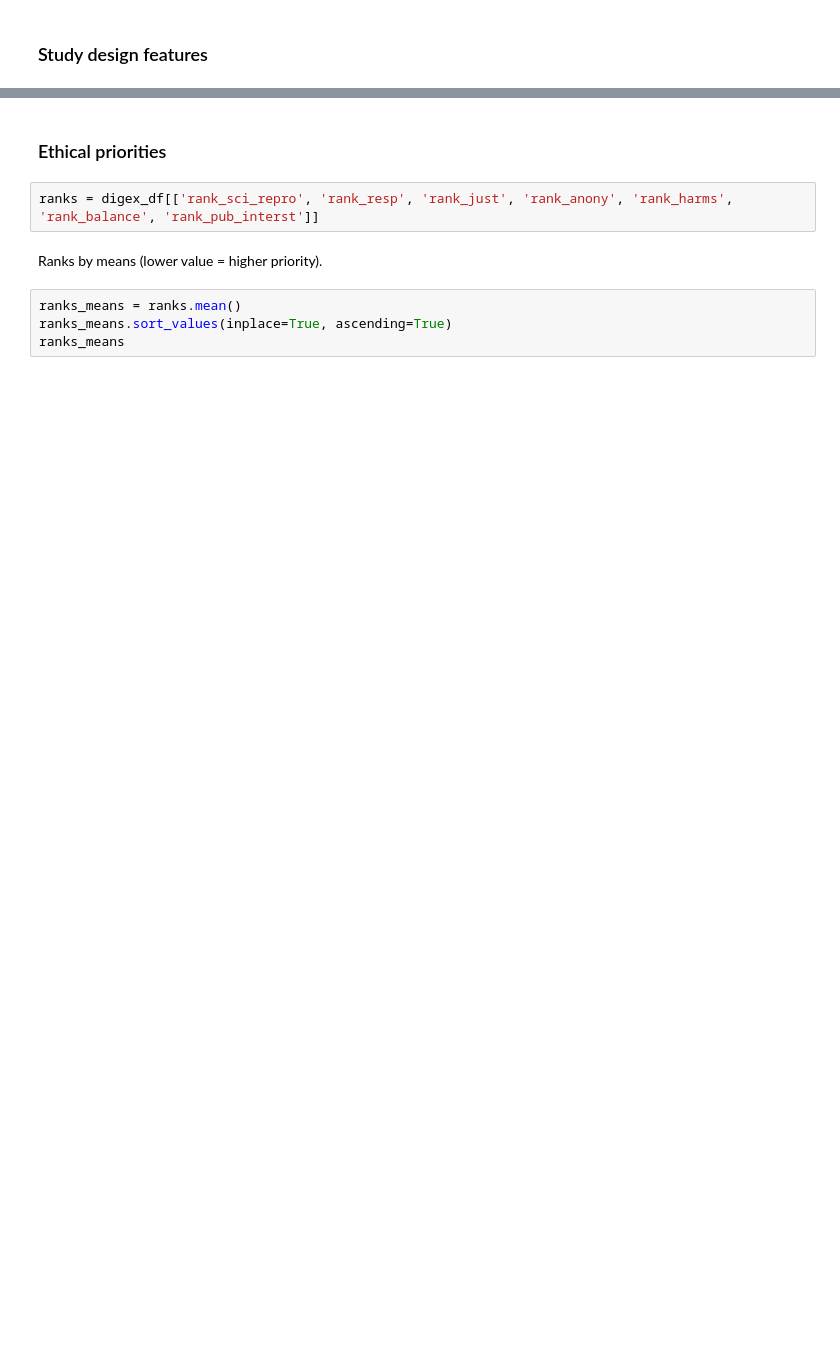
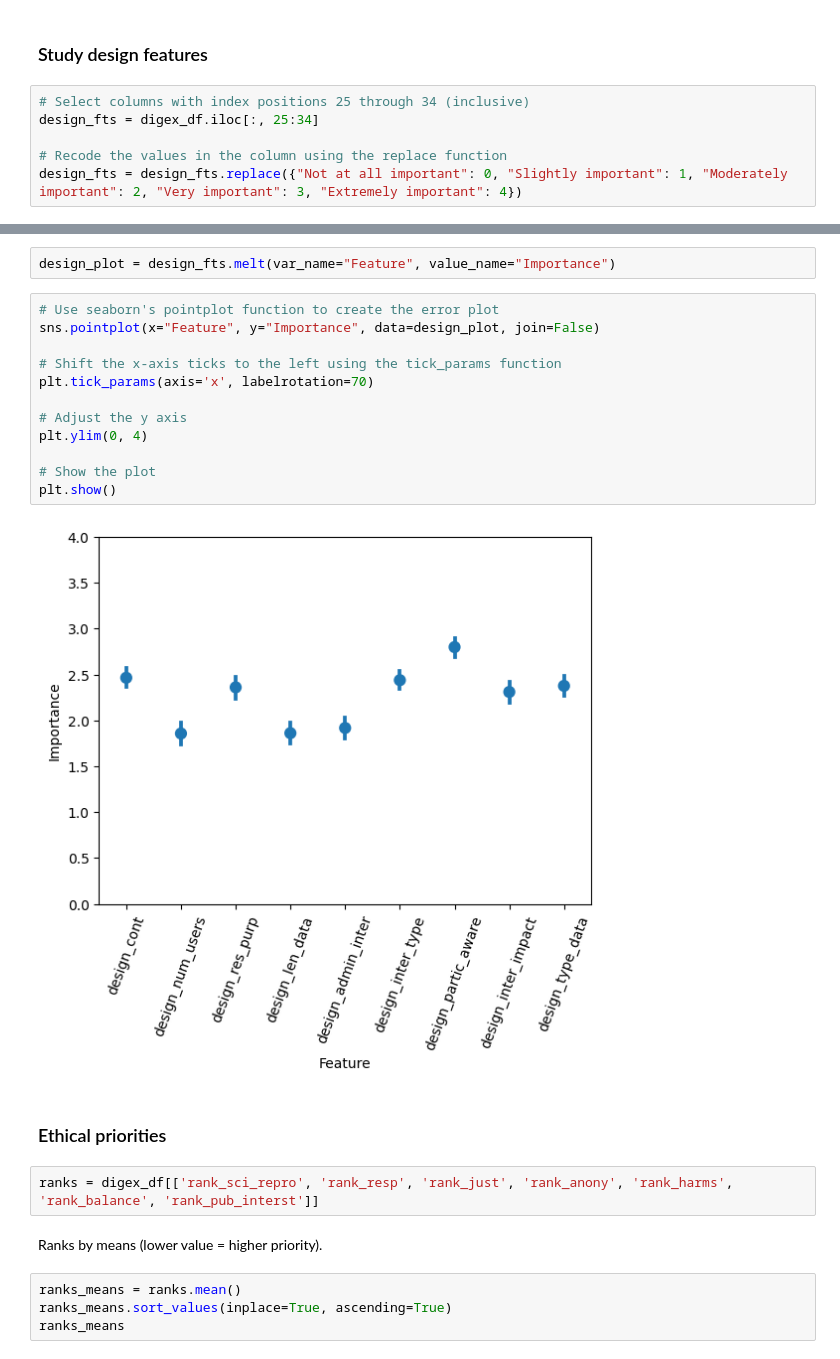
Before and after one commit to vincejstraub/article-digex-survey, a Jupyter notebook: code/notebooks/03-digex-exploratory-analysis.ipynb, the cells around one changed output, grey strips where cells are left out. Cells and saved outputs as stored; diff of their text form; blank space fills up the shorter version.

```diff
--- a/code/notebooks/03-digex-exploratory-analysis.ipynb
+++ b/code/notebooks/03-digex-exploratory-analysis.ipynb
@@ -283,2 +256,8 @@ plt.show()
 # %% [markdown]
 ### Study design features
+# %%
+# Select columns with index positions 25 through 34 (inclusive)
+design_fts = digex_df.iloc[:, 25:34]
+
+# Recode the values in the column using the replace function
+design_fts = design_fts.replace({"Not at all important": 0, "Slightly important": 1, "Moderately important": 2, "Very important": 3, "Extremely important": 4})
@@ -285,3 +278,19 @@ plt.show()
+# %%
+design_plot = design_fts.melt(var_name="Feature", value_name="Importance")
+# %%
+# Use seaborn's pointplot function to create the error plot
+sns.pointplot(x="Feature", y="Importance", data=design_plot, join=False)
+
+# Shift the x-axis ticks to the left using the tick_params function
+plt.tick_params(axis='x', labelrotation=70)
+
+# Adjust the y axis
+plt.ylim(0, 4)
+
+# Show the plot
+plt.show()
+# %% [output]
+[figure, added]
 # %% [markdown]
 ### Ethical priorities
 # %%
```
Also changed, not shown: parts of 26 cells of this notebook.
